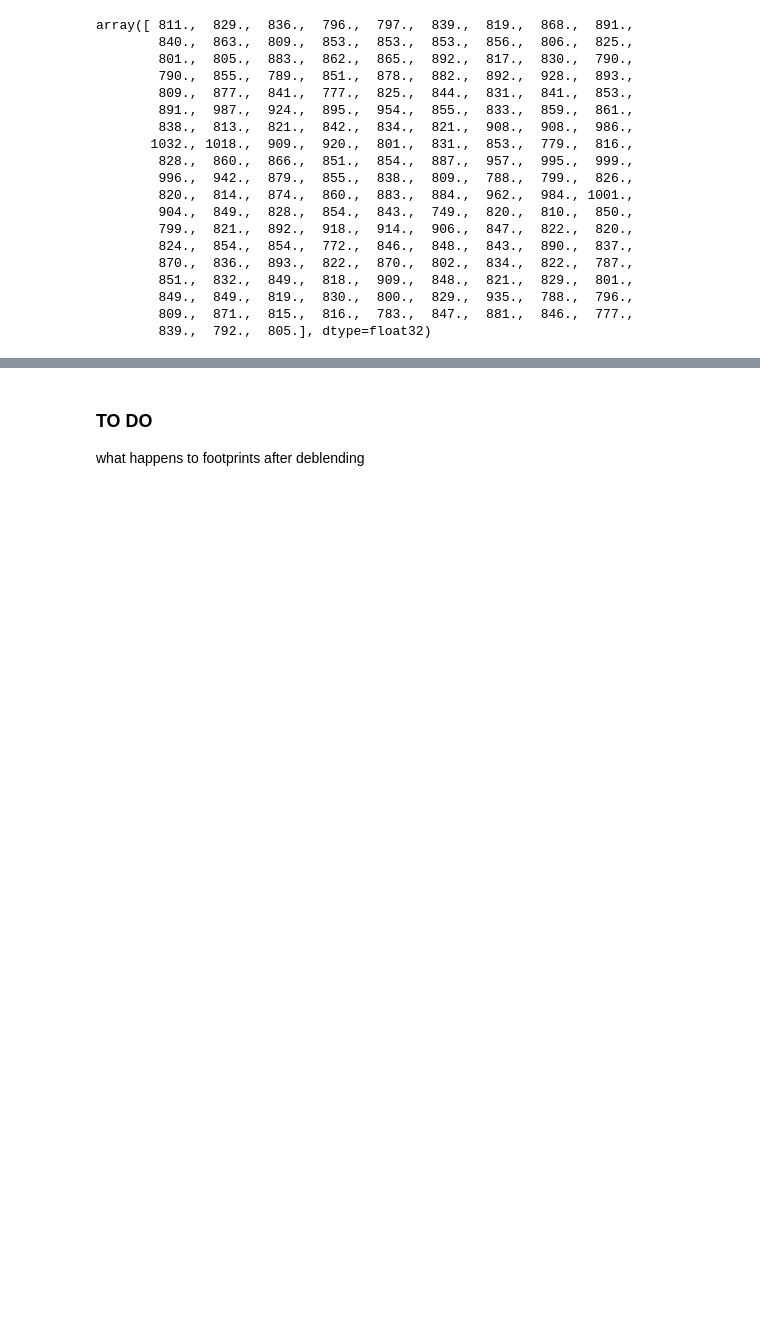
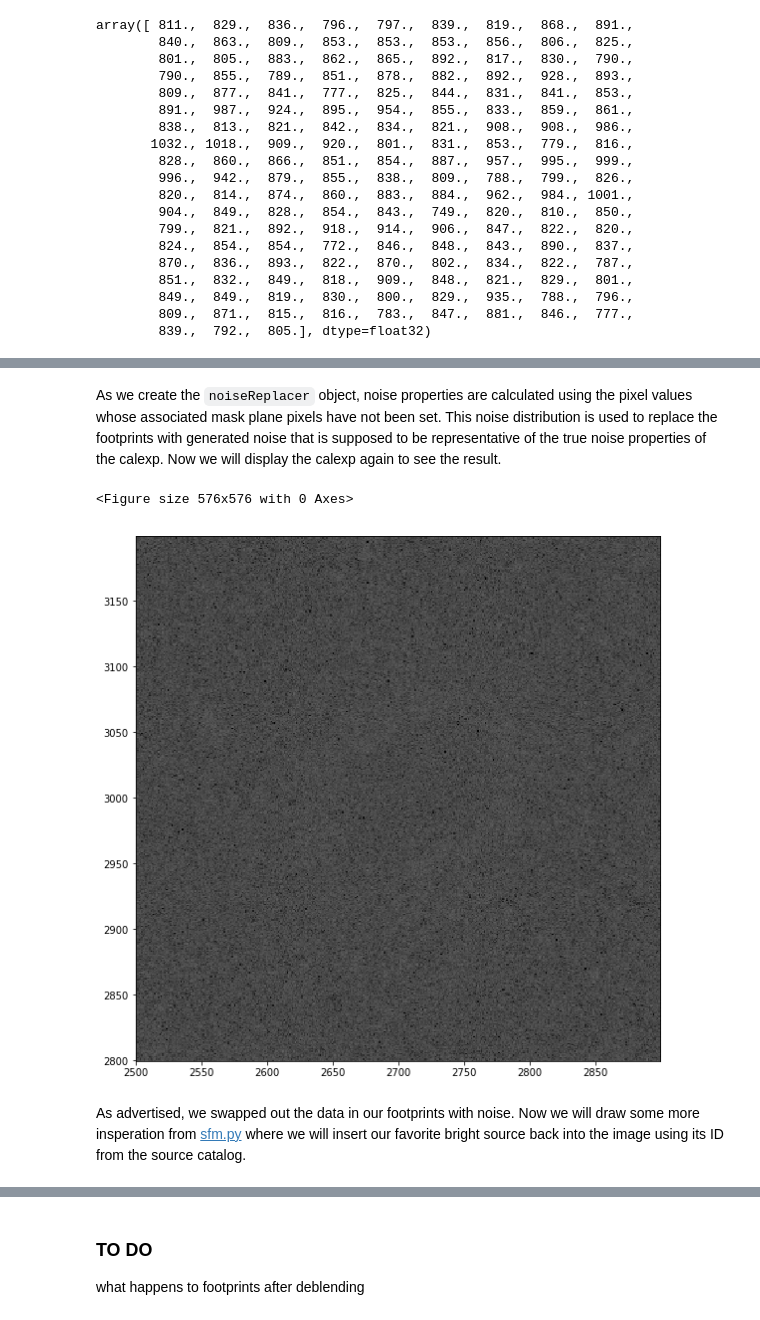
Before and after one commit to LSSTScienceCollaborations/StackClub, a Jupyter notebook: SourceDetection/Footprints.ipynb, the cells around one changed output, grey strips where cells are left out. Saved outputs shown, nothing was run; the diff lists cells and outputs as text; code cells hidden in the pictures; blank space fills up the shorter version.

```diff
--- a/SourceDetection/Footprints.ipynb
+++ b/SourceDetection/Footprints.ipynb
@@ -288,0 +334,13 @@ Section on using the noiseReplacer to swap footprints in the calexp out with noi
+# %% [markdown]
+As we create the `noiseReplacer` object, noise properties are calculated using the pixel values whose associated mask plane pixels have not been set. This noise distribution is used to replace the footprints with generated noise that is supposed to be representative of the true noise properties of the calexp. Now we will display the calexp again to see the result.
+# %%
+plt.figure()
+afw_display = afwDisplay.Display()
+afw_display.setMaskTransparency(100)
+afw_display.scale('asinh', 'zscale')
+afw_display.mtv(calexp.getMaskedImage()[2500:2900,2800:3200])
+# %% [output]
+<Figure size 576x576 with 0 Axes>
+[figure, added]
+# %% [markdown]
+As advertised, we swapped out the data in our footprints with noise. Now we will draw some more insperation from [sfm.py](https://github.com/lsst/meas_base/blob/master/python/lsst/meas/base/sfm.py#L353) where we will insert our favorite bright source back into the image using its ID from the source catalog.
```
Also changed, not shown: parts of 16 cells of this notebook.
